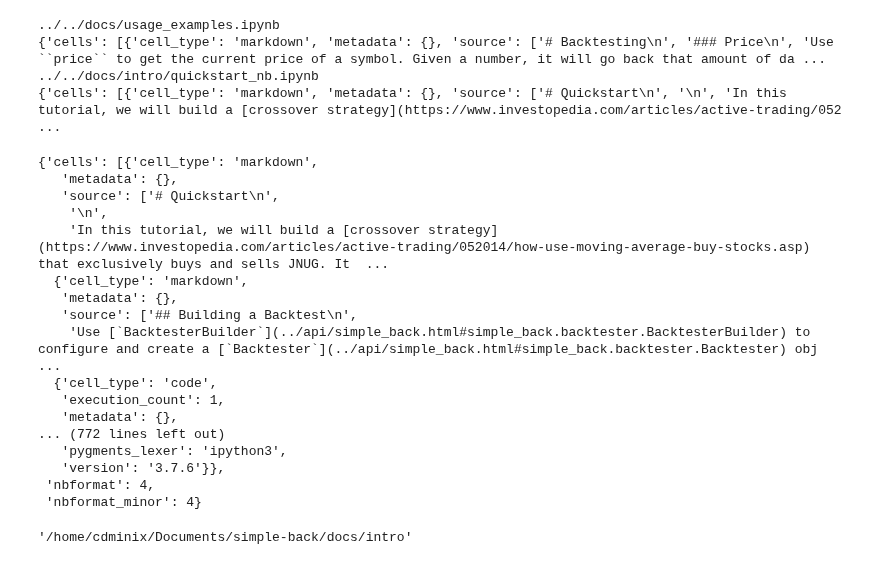
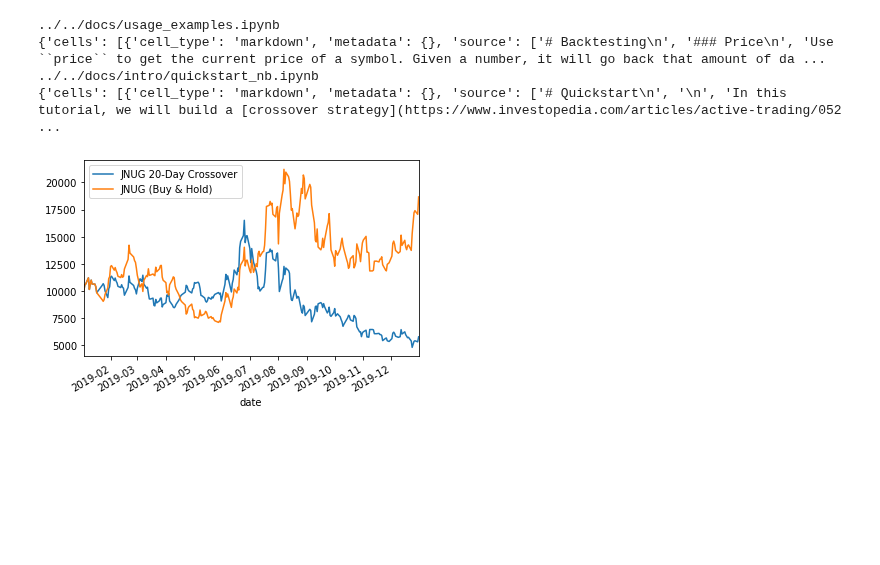
Before and after one commit to MiniXC/simple-back, a Jupyter notebook: docs/intro/quickstart_nb.ipynb, the cells around one changed output. Saved outputs shown, nothing was run; the diff lists cells and outputs as text; code cells hidden in the pictures; blank space fills up the shorter version.

```diff
--- a/docs/intro/quickstart_nb.ipynb
+++ b/docs/intro/quickstart_nb.ipynb
@@ -60,27 +60,31 @@ for file in glob('../../docs/**/*.ipynb', recursive=True):
 {'cells': [{'cell_type': 'markdown', 'metadata': {}, 'source': ['# Backtesting\n', '### Price\n', 'Use ``price`` to get the current price of a symbol. Given a number, it will go back that amount of da ...
 ../../docs/intro/quickstart_nb.ipynb
 {'cells': [{'cell_type': 'markdown', 'metadata': {}, 'source': ['# Quickstart\n', '\n', 'In this tutorial, we will build a [crossover strategy](https://www.investopedia.com/articles/active-trading/052 ...
-# %%
-j_file_content
-# %% [output]
-{'cells': [{'cell_type': 'markdown',
-   'metadata': {},
-   'source': ['# Quickstart\n',
-    '\n',
-    'In this tutorial, we will build a [crossover strategy](https://www.investopedia.com/articles/active-trading/052014/how-use-moving-average-buy-stocks.asp) that exclusively buys and sells JNUG. It  ...
-  {'cell_type': 'markdown',
-   'metadata': {},
-   'source': ['## Building a Backtest\n',
-    'Use [`BacktesterBuilder`](../api/simple_back.html#simple_back.backtester.BacktesterBuilder) to configure and create a [`Backtester`](../api/simple_back.html#simple_back.backtester.Backtester) obj ...
-  {'cell_type': 'code',
-   'execution_count': 1,
-   'metadata': {},
-... (772 lines left out)
-   'pygments_lexer': 'ipython3',
-   'version': '3.7.6'}},
- 'nbformat': 4,
- 'nbformat_minor': 4}
-# %%
-os.getcwd()
-# %% [output]
-'/home/cdminix/Documents/simple-back/docs/intro'
+# %%
+from simple_back.backtester import BacktesterBuilder
+
+bt = (
+   BacktesterBuilder()
+   .name('JNUG 20-Day Crossover')
+   .balance(10_000)
+   .calendar('NYSE')
+   .compare(['JNUG']) # strategies to compare with
+   .live_plot() # we assume we are running this in a Jupyter Notebook
+   .build()
+)
+# %%
+for day, event, b in bt['2019-1-1':'2020-1-1']:
+    if event == 'open':
+        jnug_ma = b.prices['JNUG',-20:]['close'].mean()
+
+        if b.price('JNUG') > jnug_ma:
+            if not b.portfolio['JNUG'].long: # check if we already are long JNUG
+                b.portfolio['JNUG'].short.liquidate() # liquidate any/all short JNUG positions
+                b.order_pct('JNUG', 1) # long JNUG
+
+    if b.price('JNUG') < jnug_ma:
+        if not b.portfolio['JNUG'].short: # check if we already are short JNUG
+            b.portfolio['JNUG'].long.liquidate() # liquidate any/all long JNUG positions
+            b.order_pct('JNUG', -1) # short JNUG
+# %% [output]
+[figure, added]
```
Also changed, not shown: 4 other files.
